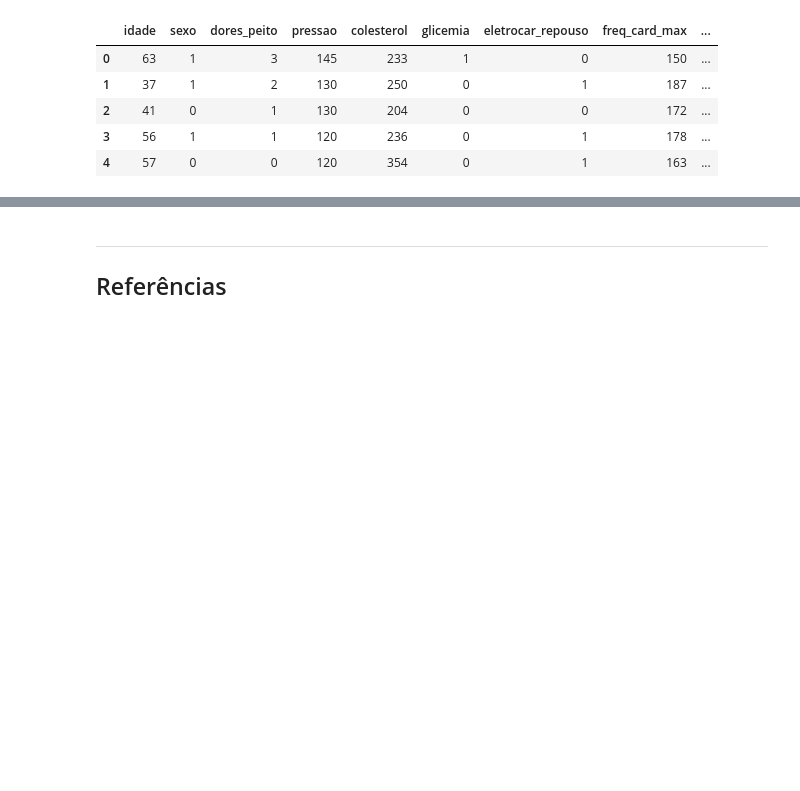
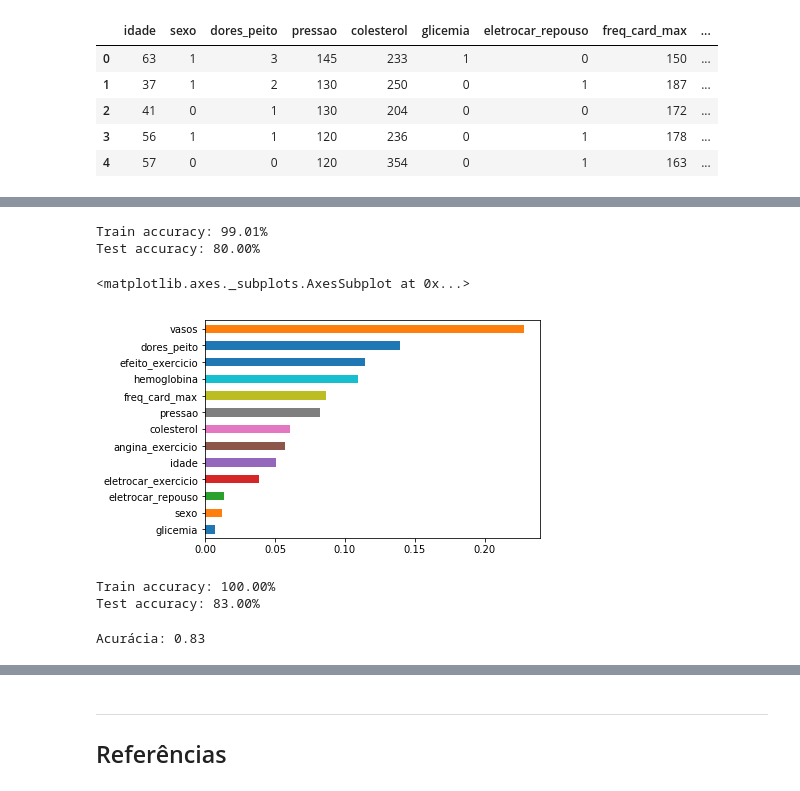
Before and after one commit to gabriellaec/CD-P3, a Jupyter notebook: Projeto 3.ipynb, the cells around one changed output, grey strips where cells are left out. Saved outputs shown, nothing was run; the diff lists cells and outputs as text; code cells hidden in the pictures; blank space fills up the shorter version.

```diff
--- a/Projeto 3.ipynb
+++ b/Projeto 3.ipynb
@@ -369,0 +443,12 @@ corrdados=dados[var_num].corr()
+# %%
+from sklearn.linear_model import LogisticRegression
+from sklearn.metrics import accuracy_score
+
+model = LogisticRegression(solver='lbfgs', multi_class='auto')
+# %%
+def regress(X,Y):
+    X_cp = sm.add_constant(X)
+    model = sm.OLS(Y,X_cp)
+    results = model.fit()
+    return results
+model.fit(X_train, y_train)
@@ -369,0 +474,44 @@ corrdados=dados[var_num].corr()
+# %%
+# scale feature matrices
+scaler = StandardScaler()
+X_train = scaler.fit_transform(X_train)
+X_test = scaler.transform(X_test)
+# %%
+def train_model(X_train, y_train, X_test, y_test, classifier, **kwargs):
+
+    # instantiate model
+    model = classifier(**kwargs)
+
+    # train model
+    model.fit(X_train,y_train)
+
+    # check accuracy and print out the results
+    fit_accuracy = model.score(X_train, y_train)
+    test_accuracy = model.score(X_test, y_test)
+
+    print(f"Train accuracy: {fit_accuracy:0.2%}")
+    print(f"Test accuracy: {test_accuracy:0.2%}")
+
+    return model
+# %%
+model = train_model(X_train, y_train, X_test, y_test, RandomForestClassifier, random_state=2606)
+pd.Series(model.feature_importances_,X.columns).sort_values(ascending=True).plot.barh()
+# %% [output]
+Train accuracy: 99.01%
+Test accuracy: 80.00%
+<matplotlib.axes._subplots.AxesSubplot at 0x...>
+[figure, added]
+# %%
+model = train_model(X_train, y_train, X_test, y_test, RandomForestClassifier, n_estimators=110, random_state=2606)
+# %% [output]
+Train accuracy: 100.00%
+Test accuracy: 83.00%
+# %%
+from sklearn.ensemble import RandomForestClassifier
+
+model = RandomForestClassifier(n_estimators=100)
+model.fit(X_train, y_train)
+y_pred = model.predict(X_test)
+print('Acurácia: {}'.format(accuracy_score(y_test, y_pred)))
+# %% [output]
+Acurácia: 0.83
```
Also changed, not shown: parts of 36 cells of this notebook.
